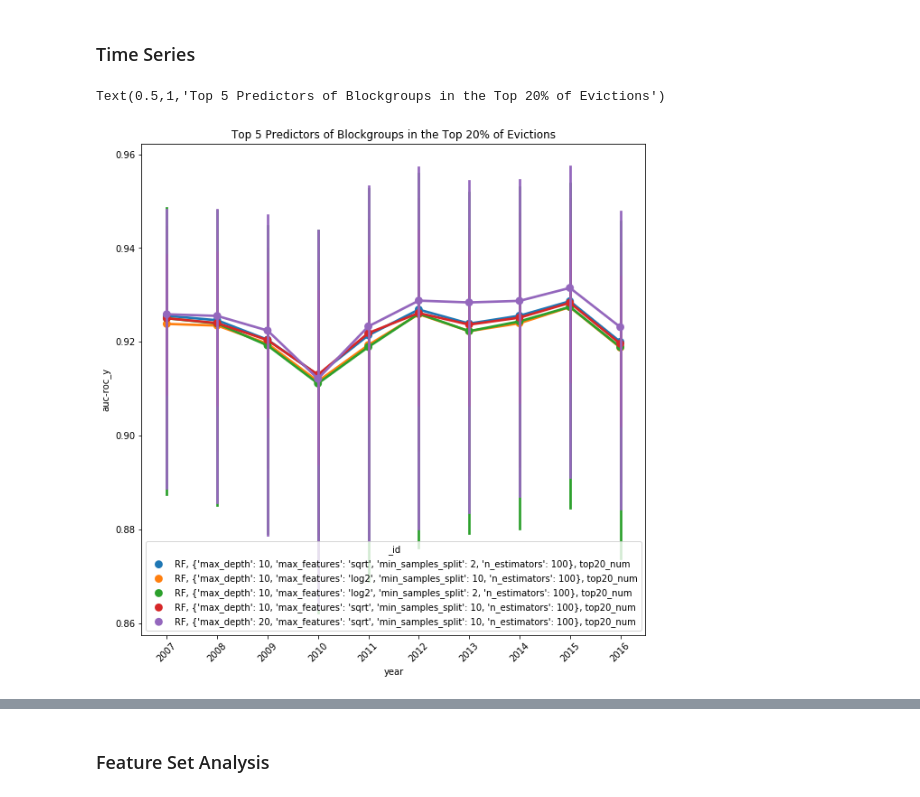
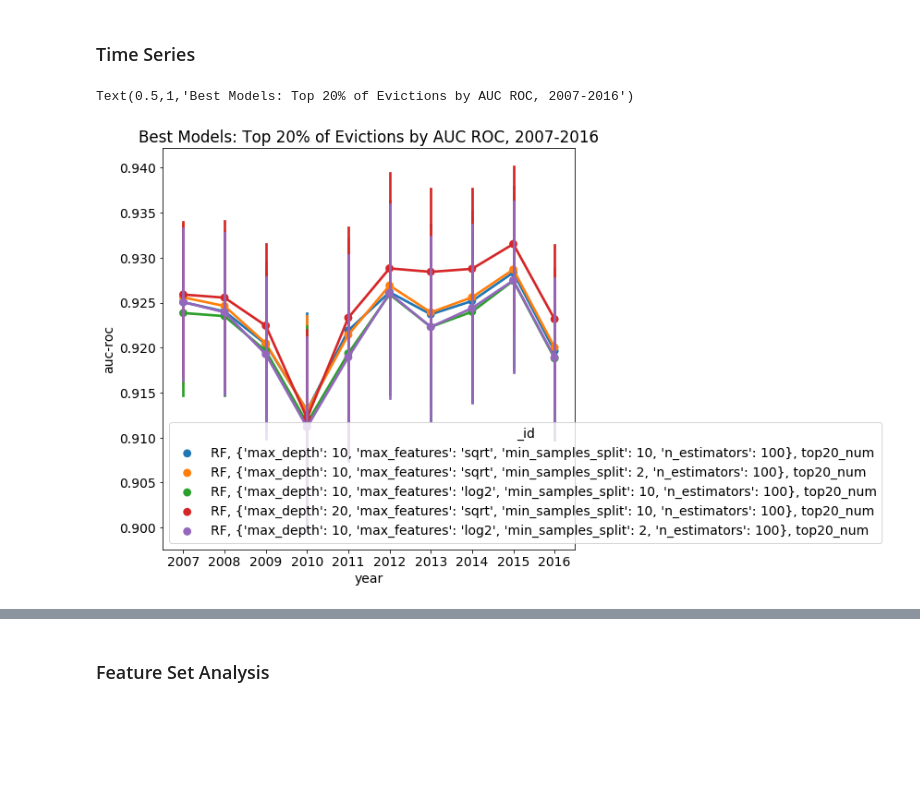
Before and after one commit to justincohler/evictions-learn, a Jupyter notebook: src/Phase II Analysis.ipynb, the cells around one changed output, grey strips where cells are left out. Saved outputs shown, nothing was run; the diff lists cells and outputs as text; code cells hidden in the pictures; blank space fills up the shorter version.

Commit message:
updates to phase II analysis workbook

```diff
--- a/src/Phase II Analysis.ipynb
+++ b/src/Phase II Analysis.ipynb
@@ -63,7 +68,6 @@ Text(0.5,1,'Parameter Performance on AUC ROC 2016, Top 20%')
 # Model Parameter Performance on AUC ROC, >20% Increase in Evictions
 sns.boxplot(x='parameters', y='auc-roc', data=phase2_2016[phase2_2016['outcome']=='e_num_inc_20pct'])
 plt.xticks(rotation=90)
-plt.rcParams['figure.figsize'] = [10,10]
 plt.title('Parameter Performance on AUC ROC 2016, >20% Increase in Evictions')
 # %% [output]
 Text(0.5,1,'Parameter Performance on AUC ROC 2016, >20% Increase in Evictions')
@@ -72,7 +76,6 @@ Text(0.5,1,'Parameter Performance on AUC ROC 2016, >20% Increase in Evictions')
 # Model Parameter Performance on Recall at 20%, Top 20% by Number of Evictions
 sns.boxplot(x='parameters', y='r_at_20', data=phase2_2016[phase2_2016['outcome']=='top20_num'])
 plt.xticks(rotation=90)
-plt.rcParams['figure.figsize'] = [10,10]
 plt.title('Parameter Performance on Recall at 20% 2016, Top 20%')
 # %% [output]
 Text(0.5,1,'Parameter Performance on Recall at 20% 2016, Top 20%')
@@ -81,7 +84,6 @@ Text(0.5,1,'Parameter Performance on Recall at 20% 2016, Top 20%')
 # Model Parameter Performance on Recall at 20%, >20% Increase in Evictions
 sns.boxplot(x='parameters', y='r_at_20', data=phase2_2016[phase2_2016['outcome']=='e_num_inc_20pct'])
 plt.xticks(rotation=90)
-plt.rcParams['figure.figsize'] = [10,10]
 plt.title('Parameter Performance on Recall at 20% 2016, >20% Increase in Evictions')
 # %% [output]
 Text(0.5,1,'Parameter Performance on Recall at 20% 2016, >20% Increase in Evictions')
@@ -92,9 +94,9 @@ Text(0.5,1,'Parameter Performance on Recall at 20% 2016, >20% Increase in Evicti
 # Selected slice number to generate 5 unique models by parameter set, excluding features
 find_params = phase2_2016[phase2_2016['outcome']=='top20_num'].sort_values(by='auc-roc', ascending=False)[0:14]
 best5_params_top20 = find_params['parameters'].unique()
-best_top20_16 = phase2_2016[(phase2_2016['parameters'].isin(best5_params_top20)) & (phase2_2016['outcome']=='top20_num')][['model_key', 'parameters', 'outcome']]
+best5_top20_16 = phase2_2016[(phase2_2016['parameters'].isin(best5_params_top20)) & (phase2_2016['outcome']=='top20_num')][['model_key', 'parameters', 'outcome']]
 
-best_top20_16.head()
+best5_top20_16.head()
 # %% [output]
 |  | model_key | parameters | outcome |
 | 9395 | RF | {'max_depth': 10, 'max_features':... | top20_num |
@@ -129,9 +131,8 @@ best5_inc20 = best5_inc20.sort_values('year', ascending=True)
 # %% [markdown]
 ### Time Series
 # %%
-p = sns.pointplot(x="year", y="auc-roc_y", hue="_id", data=best5_top20)
-plt.xticks(rotation=45)
-plt.title("Top 5 Predictors of Blockgroups in the Top 20% of Evictions")
+p = sns.pointplot(x="year", y="auc-roc", hue="_id", data=best5_top20)
+plt.title("Best Models: Top 20% of Evictions by AUC ROC, 2007-2016")
 # %% [output]
-Text(0.5,1,'Top 5 Predictors of Blockgroups in the Top 20% of Evictions')
+Text(0.5,1,'Best Models: Top 20% of Evictions by AUC ROC, 2007-2016')
-[figure, old version]
+[figure, new version]
```
Also changed, not shown: parts of 15 cells of this notebook.
